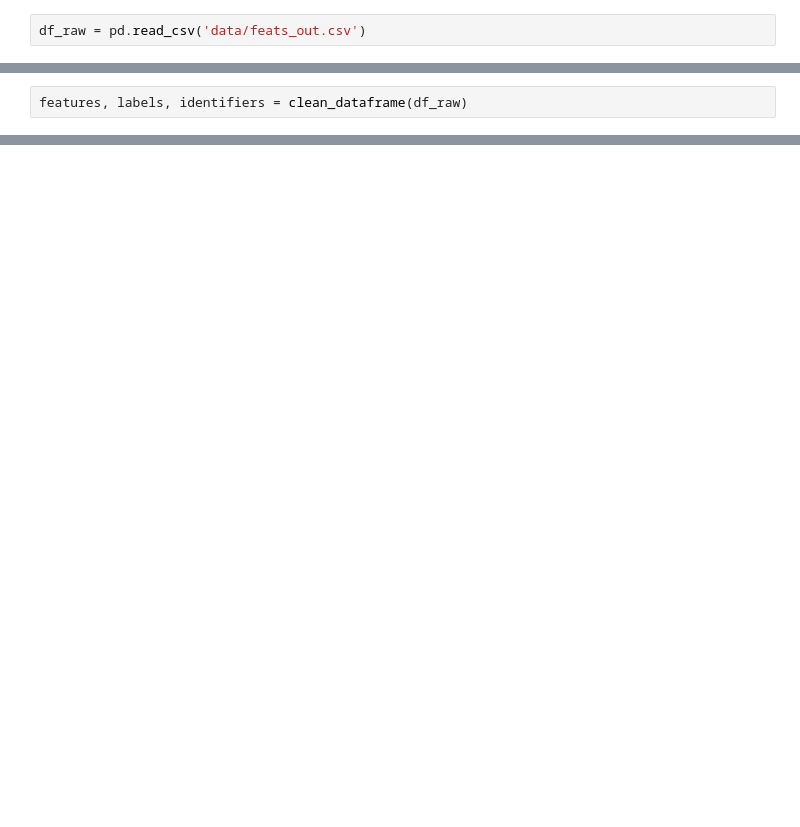
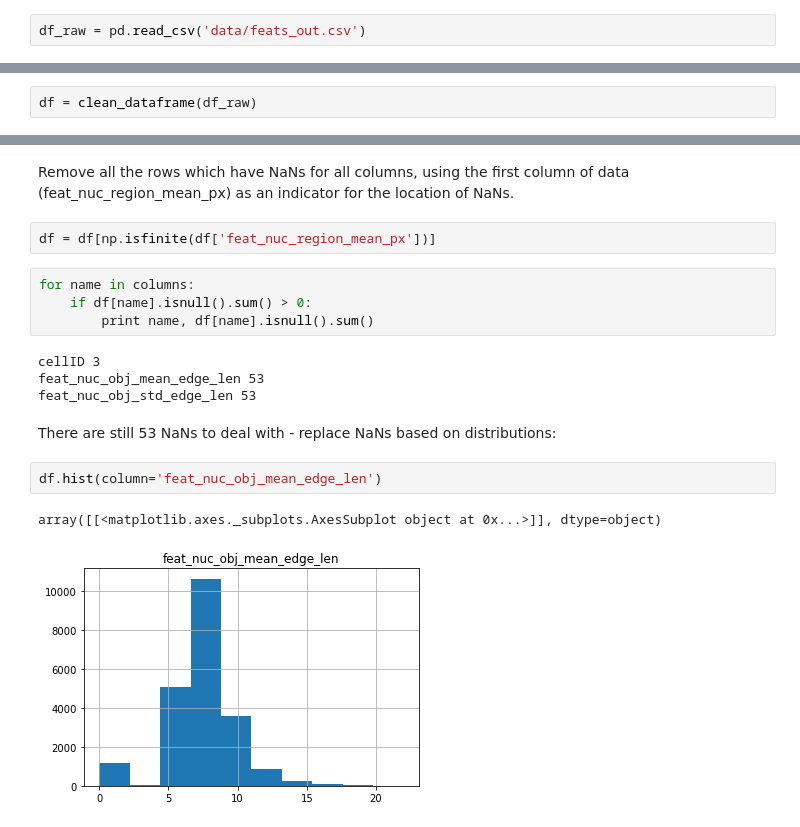
Before and after one commit to sdmirch/structure_prediction, a Jupyter notebook: EDA.ipynb, the cells around one changed output, grey strips where cells are left out. Drawn from its saved outputs; the diff is of its cells as text; blank space fills up the shorter version.

Commit message:
remove and replace NaNs

```diff
--- a/EDA.ipynb
+++ b/EDA.ipynb
@@ -12,2 +15,2 @@ df_raw = pd.read_csv('data/feats_out.csv')
 # %%
-features, labels, identifiers = clean_dataframe(df_raw)
+df = clean_dataframe(df_raw)
@@ -17,0 +62,19 @@ len(features.columns)
+# %% [markdown]
+Remove all the rows which have NaNs for all columns, using the first column of data (feat_nuc_region_mean_px) as an indicator for the location of NaNs.
+# %%
+df = df[np.isfinite(df['feat_nuc_region_mean_px'])]
+# %%
+for name in columns:
+    if df[name].isnull().sum() > 0:
+        print name, df[name].isnull().sum()
+# %% [output]
+cellID 3
+feat_nuc_obj_mean_edge_len 53
+feat_nuc_obj_std_edge_len 53
+# %% [markdown]
+There are still 53 NaNs to deal with - replace NaNs based on distributions:
+# %%
+df.hist(column='feat_nuc_obj_mean_edge_len')
+# %% [output]
+array([[<matplotlib.axes._subplots.AxesSubplot object at 0x...>]], dtype=object)
+[figure, added]
```
Also changed, not shown: parts of 15 cells of this notebook.
